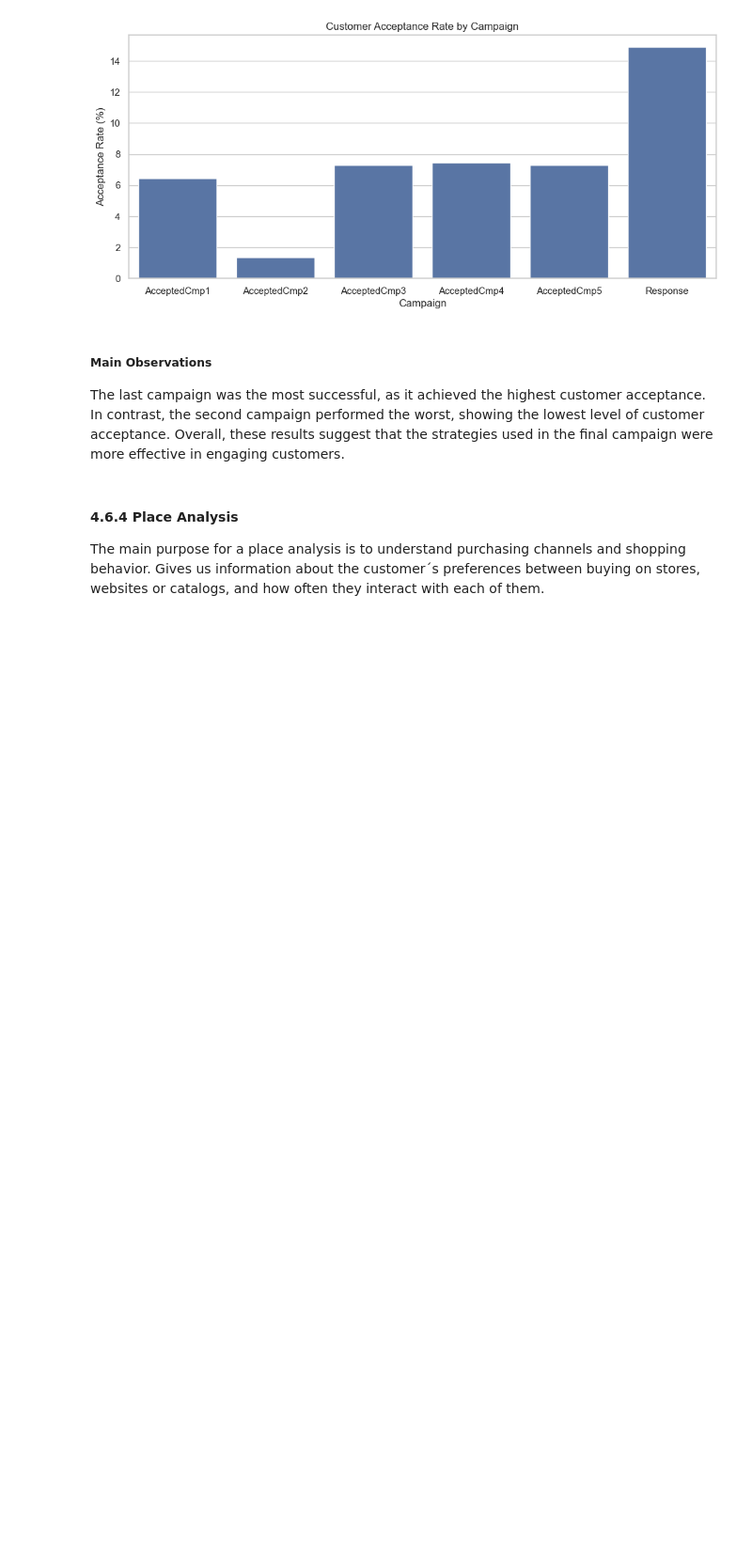
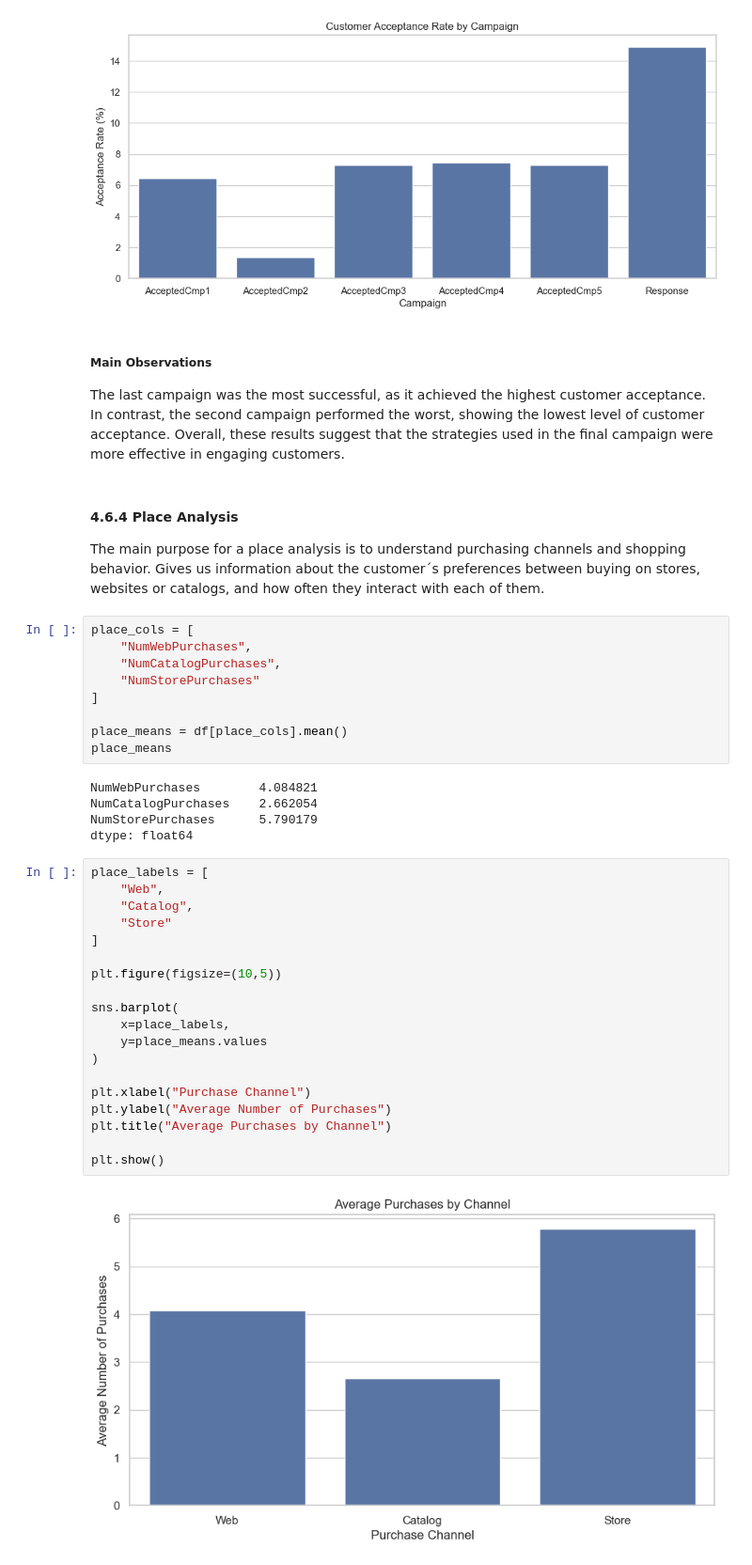
Before and after one commit to fridacarbajalordonez/customer-segmentation-kmeans, a Jupyter notebook: notebooks/customer_segmentation.ipynb, the cells around one changed output. Shown at 94% size. Drawn from its saved outputs; the diff is of its cells as text; blank space fills up the shorter version.

```diff
--- a/notebooks/customer_segmentation.ipynb
+++ b/notebooks/customer_segmentation.ipynb
@@ -404,3 +405,38 @@ The last campaign was the most successful, as it achieved the highest customer a
 # %% [markdown]
 #### 4.6.4 Place Analysis
 The main purpose for a place analysis is to understand purchasing channels and shopping behavior. Gives us information about the customer´s preferences between buying on stores, websites or catalogs, and how often they interact with each of them.
+# %%
+place_cols = [
+    "NumWebPurchases",
+    "NumCatalogPurchases",
+    "NumStorePurchases"
+]
+
+place_means = df[place_cols].mean()
+place_means
+# %% [output]
+NumWebPurchases        4.084821
+NumCatalogPurchases    2.662054
+NumStorePurchases      5.790179
+dtype: float64
+# %%
+place_labels = [
+    "Web",
+    "Catalog",
+    "Store"
+]
+
+plt.figure(figsize=(10,5))
+
+sns.barplot(
+    x=place_labels,
+    y=place_means.values
+)
+
+plt.xlabel("Purchase Channel")
+plt.ylabel("Average Number of Purchases")
+plt.title("Average Purchases by Channel")
+
+plt.show()
+# %% [output]
+[figure, added]
```
Also changed, not shown: parts of 32 cells of this notebook.
